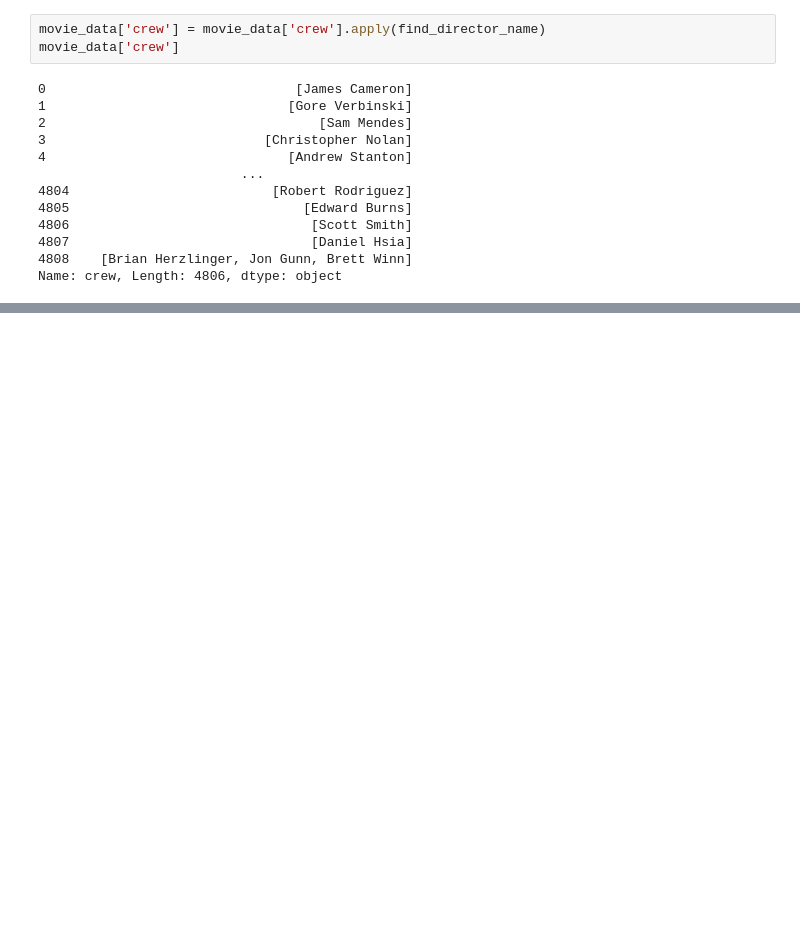
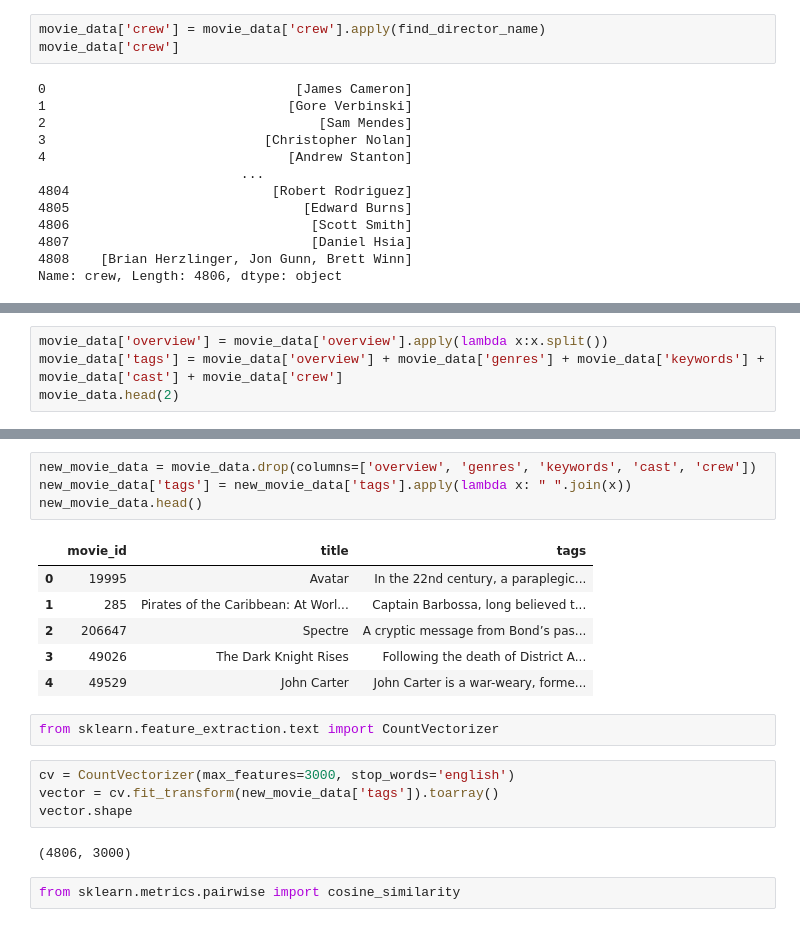
Before and after one commit to RAJ-DSML/movie-recommendation, a Jupyter notebook: movie_recommendation_main.ipynb, the cells around one changed output, grey strips where cells are left out. Saved outputs shown, nothing was run; the diff lists cells and outputs as text; blank space fills up the shorter version.

```diff
--- a/movie_recommendation_main.ipynb
+++ b/movie_recommendation_main.ipynb
@@ -164,0 +199,4 @@ Name: crew, Length: 4806, dtype: object
+# %%
+movie_data['overview'] = movie_data['overview'].apply(lambda x:x.split())
+movie_data['tags'] = movie_data['overview'] + movie_data['genres'] + movie_data['keywords'] + movie_data['cast'] + movie_data['crew']
+movie_data.head(2)
@@ -164,0 +207,21 @@ Name: crew, Length: 4806, dtype: object
+# %%
+new_movie_data = movie_data.drop(columns=['overview', 'genres', 'keywords', 'cast', 'crew'])
+new_movie_data['tags'] = new_movie_data['tags'].apply(lambda x: " ".join(x))
+new_movie_data.head()
+# %% [output]
+|  | movie_id | title | tags |
+| 0 | 19995 | Avatar | In the 22nd century, a paraplegic... |
+| 1 | 285 | Pirates of the Caribbean: At Worl... | Captain Barbossa, long believed t... |
+| 2 | 206647 | Spectre | A cryptic message from Bond’s pas... |
+| 3 | 49026 | The Dark Knight Rises | Following the death of District A... |
+| 4 | 49529 | John Carter | John Carter is a war-weary, forme... |
+# %%
+from sklearn.feature_extraction.text import CountVectorizer
+# %%
+cv = CountVectorizer(max_features=3000, stop_words='english')
+vector = cv.fit_transform(new_movie_data['tags']).toarray()
+vector.shape
+# %% [output]
+(4806, 3000)
+# %%
+from sklearn.metrics.pairwise import cosine_similarity
```
Also changed, not shown: parts of 10 cells of this notebook.
